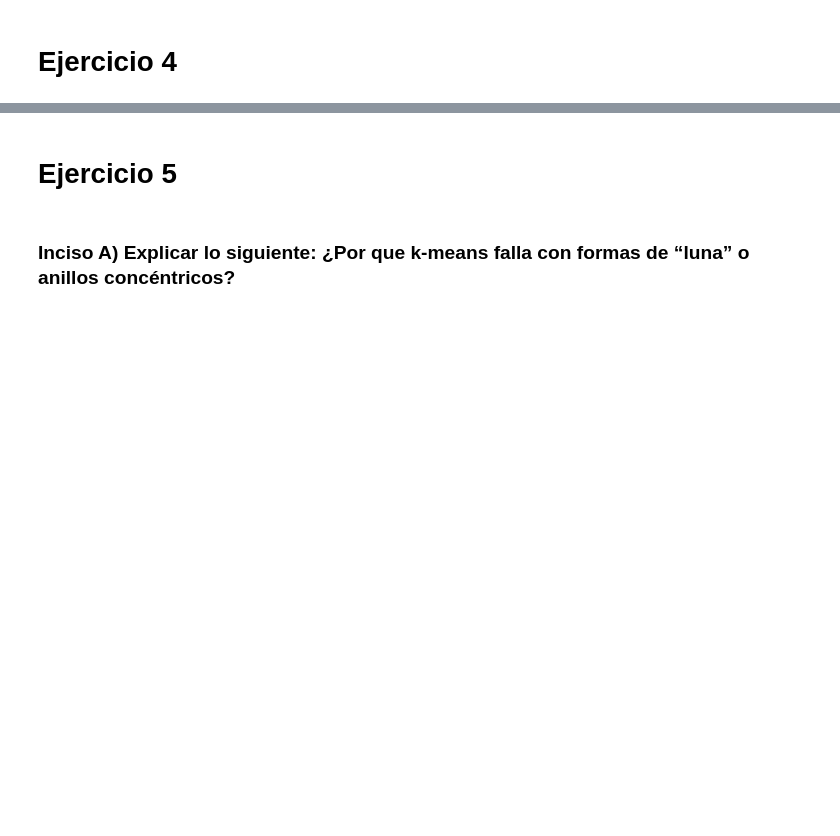
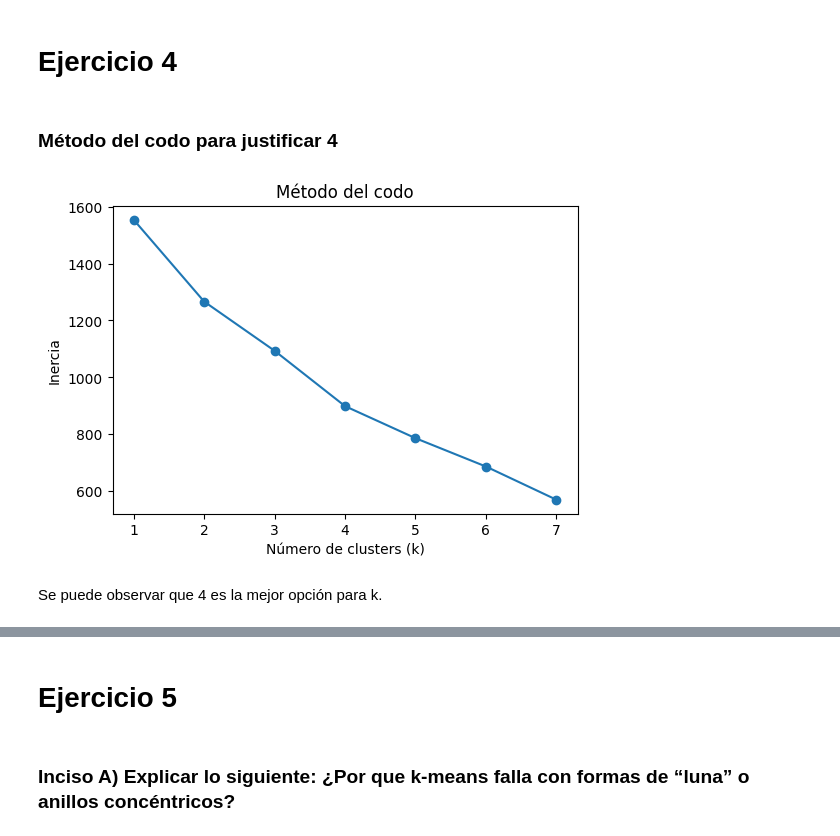
Before and after one commit to MajoRC221051/Lab-1---IA, a Jupyter notebook: LAB01.ipynb, the cells around one changed output, grey strips where cells are left out. Cells and saved outputs as stored; diff of their text form; code cells hidden in the pictures; blank space fills up the shorter version.

```diff
--- a/LAB01.ipynb
+++ b/LAB01.ipynb
@@ -192,2 +235,33 @@ En el conjunto de datos Wine Quality, los resultados obtenidos mediante el algor
 # %% [markdown]
 # **Ejercicio 4**
+# %%
+
+from sklearn.preprocessing import StandardScaler
+
+X = pd.read_excel("countries_binary.xlsx")
+X.set_index(X.columns[0], inplace=True)
+
+
+scaler = StandardScaler()
+X_scaled = scaler.fit_transform(X)
+# %% [markdown]
+### Método del codo para justificar 4
+# %%
+inertia = []
+K = range(1, 8)
+
+for k in K:
+    km = KMeans(n_clusters=k, random_state=42, n_init=10)
+    km.fit(X_scaled)
+    inertia.append(km.inertia_)
+
+plt.figure(figsize=(6,4))
+plt.plot(K, inertia, marker="o")
+plt.xlabel("Número de clusters (k)")
+plt.ylabel("Inercia")
+plt.title("Método del codo")
+plt.show()
+# %% [output]
+[figure, added]
+# %% [markdown]
+Se puede observar que 4 es la mejor opción para k.
```
Also changed, not shown: parts of 5 cells of this notebook.
